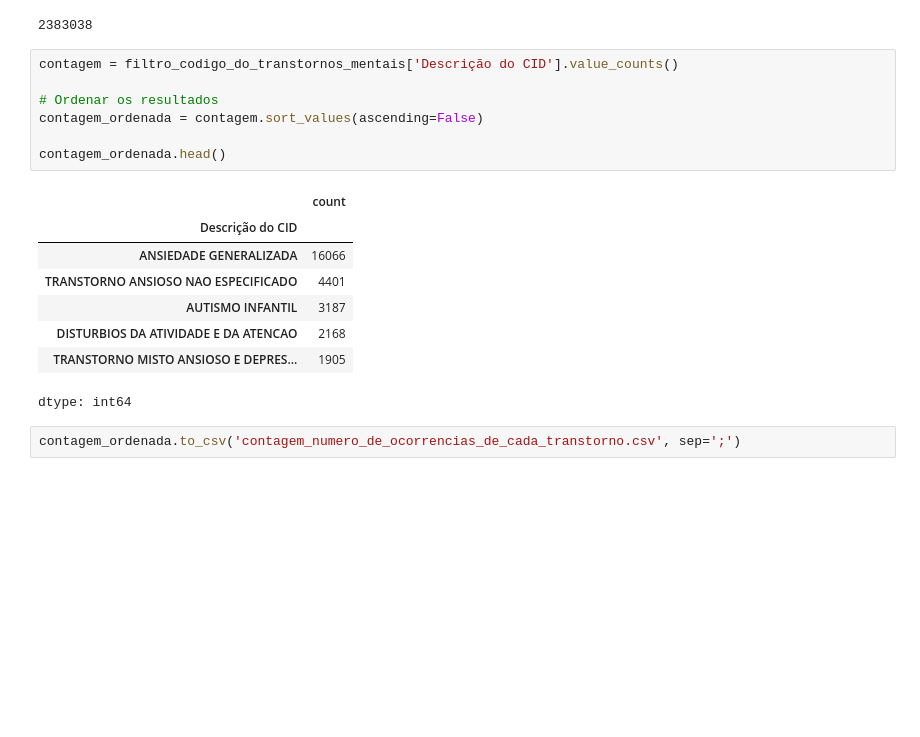
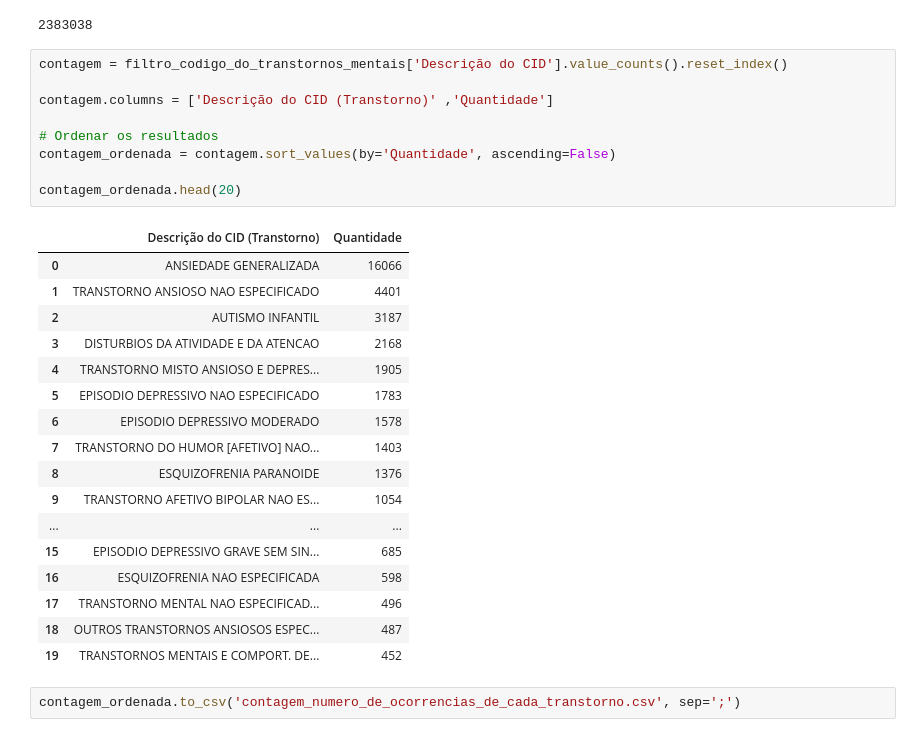
Before and after one commit to GustavoEmanuel901/Analise-dados-de-sa-de-mental-curitiba, a Jupyter notebook: Analise_dos_dados_Curitiba_Saúde_mental.ipynb, the cells around one changed output. Saved outputs shown, nothing was run; the diff lists cells and outputs as text; blank space fills up the shorter version.

Commit message:
Agrupando por tipo de transtorno

```diff
--- a/Analise_dos_dados_Curitiba_Saúde_mental.ipynb
+++ b/Analise_dos_dados_Curitiba_Saúde_mental.ipynb
@@ -88,21 +95,32 @@ doencas.size
 # %% [output]
 2383038
 # %%
-contagem = filtro_codigo_do_transtornos_mentais['Descrição do CID'].value_counts()
+contagem = filtro_codigo_do_transtornos_mentais['Descrição do CID'].value_counts().reset_index()
+
+contagem.columns = ['Descrição do CID (Transtorno)' ,'Quantidade']
 
 # Ordenar os resultados
-contagem_ordenada = contagem.sort_values(ascending=False)
+contagem_ordenada = contagem.sort_values(by='Quantidade', ascending=False)
 
-contagem_ordenada.head()
+contagem_ordenada.head(20)
 # %% [output]
-|  | count |
-| Descrição do CID |  |
-| ANSIEDADE GENERALIZADA | 16066 |
-| TRANSTORNO ANSIOSO NAO ESPECIFICADO | 4401 |
-| AUTISMO INFANTIL | 3187 |
-| DISTURBIOS DA ATIVIDADE E DA ATENCAO | 2168 |
-| TRANSTORNO MISTO ANSIOSO E DEPRES... | 1905 |
+|  | Descrição do CID (Transtorno) | Quantidade |
+| 0 | ANSIEDADE GENERALIZADA | 16066 |
+| 1 | TRANSTORNO ANSIOSO NAO ESPECIFICADO | 4401 |
+| 2 | AUTISMO INFANTIL | 3187 |
+| 3 | DISTURBIOS DA ATIVIDADE E DA ATENCAO | 2168 |
+| 4 | TRANSTORNO MISTO ANSIOSO E DEPRES... | 1905 |
+| 5 | EPISODIO DEPRESSIVO NAO ESPECIFICADO | 1783 |
+| 6 | EPISODIO DEPRESSIVO MODERADO | 1578 |
+| 7 | TRANSTORNO DO HUMOR [AFETIVO] NAO... | 1403 |
+| 8 | ESQUIZOFRENIA PARANOIDE | 1376 |
+| 9 | TRANSTORNO AFETIVO BIPOLAR NAO ES... | 1054 |
+| ... | ... | ... |
+| 15 | EPISODIO DEPRESSIVO GRAVE SEM SIN... | 685 |
+| 16 | ESQUIZOFRENIA NAO ESPECIFICADA | 598 |
+| 17 | TRANSTORNO MENTAL NAO ESPECIFICAD... | 496 |
+| 18 | OUTROS TRANSTORNOS ANSIOSOS ESPEC... | 487 |
+| 19 | TRANSTORNOS MENTAIS E COMPORT. DE... | 452 |
-dtype: int64
 # %%
 contagem_ordenada.to_csv('contagem_numero_de_ocorrencias_de_cada_transtorno.csv', sep=';')
 # %%
```
Also changed, not shown: parts of 8 cells of this notebook.
